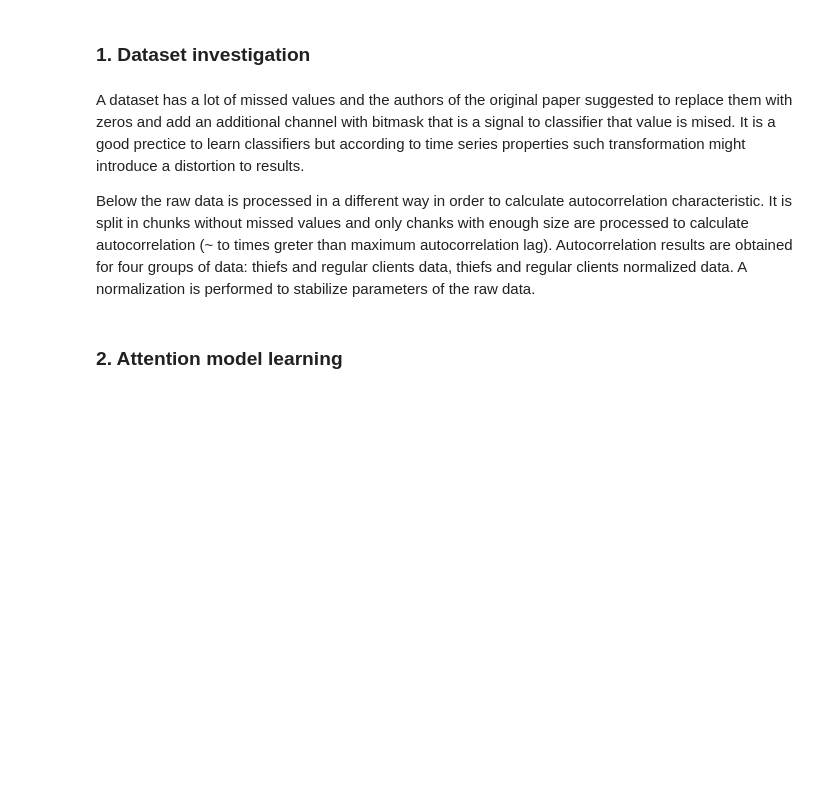
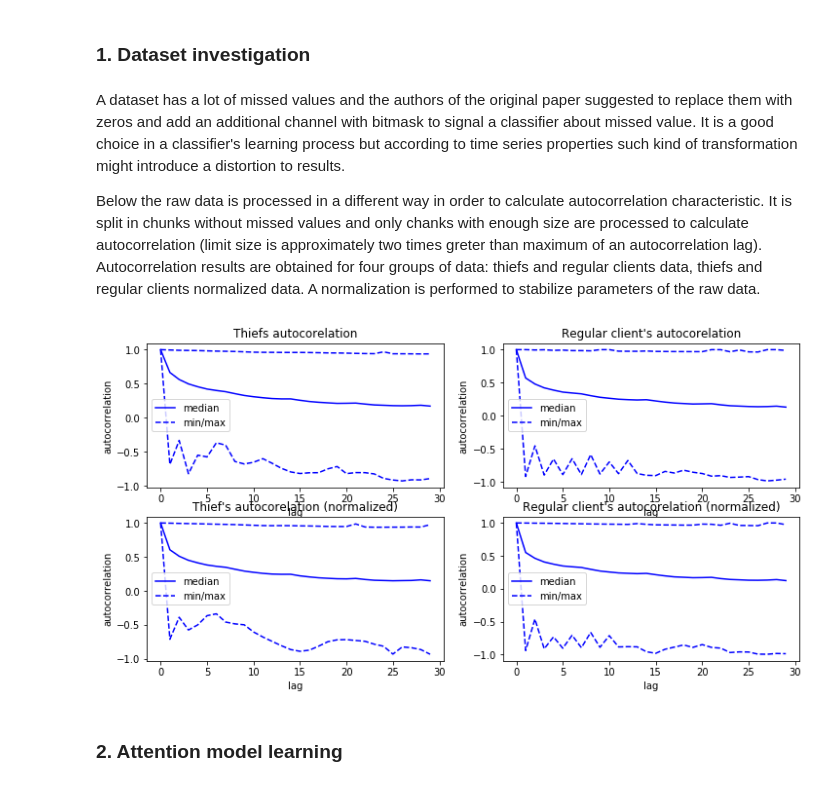
Before and after one commit to ant-nik/electricity-theft-detection-with-self-attention, a Jupyter notebook: main.ipynb, the cells around one changed output. Drawn from its saved outputs; the diff is of its cells as text; code cells hidden in the pictures; blank space fills up the shorter version.

```diff
--- a/main.ipynb
+++ b/main.ipynb
@@ -35,29 +37,31 @@ data = FraudData('data.csv')
 # %% [markdown]
 ### 1. Dataset investigation
 # %% [markdown]
-A dataset has a lot of missed values and the authors of the original paper suggested to replace them with zeros and add an additional channel with bitmask that is a signal to classifier that value is mised. It is a good prectice to learn classifiers but according to time series properties such transformation might introduce a distortion to results.
+A dataset has a lot of missed values and the authors of the original paper suggested to replace them with zeros and add an additional channel with bitmask to signal a classifier about missed value. It is a good choice in a classifier's learning process but according to time series properties such kind of transformation might introduce a distortion to results.
 
-Below the raw data is processed in a different way in order to calculate autocorrelation characteristic. It is split in chunks without missed values and only chanks with enough size are processed to calculate autocorrelation (~ to times greter than maximum autocorrelation lag). Autocorrelation results are obtained for four groups of data: thiefs and regular clients data, thiefs and regular clients normalized data. A normalization is performed to stabilize parameters of the raw data.
+Below the raw data is processed in a different way in order to calculate autocorrelation characteristic. It is split in chunks without missed values and only chanks with enough size are processed to calculate autocorrelation (limit size is approximately two times greter than maximum of an autocorrelation lag). Autocorrelation results are obtained for four groups of data: thiefs and regular clients data, thiefs and regular clients normalized data. A normalization is performed to stabilize parameters of the raw data.
 # %%
 fig, ((ax1, ax2), (ax3, ax4)) = pyplot.subplots(2,2, figsize=(12,6))
 vis = [
     {'title': "Thiefs autocorelation",
          'ax': ax1, 'data': data.thief_ac},
     {'title': "Regular client's autocorelation",
          'ax': ax2, 'data': data.regular_ac},
     {'title': "Thief's autocorelation (normalized)",
          'ax': ax3, 'data': data.norm_thief_ac},
     {'title': "Regular client's autocorelation (normalized)",
          'ax': ax4, 'data': data.norm_regular_ac}
 ]
 for view in vis:
     view['ax'].set_title(view['title'])
-    view['data'].mean(axis=1).plot(ax=ax1, legend=True, style='b-')
-    view['data'].max(axis=1).plot(ax=ax1, legend=True, style='b--')
-    view['data'].min(axis=1).plot(ax=ax1, legend=True, style='b--')
+    view['data'].mean(axis=1).plot(ax=view['ax'], legend=True, style='b-')
+    view['data'].max(axis=1).plot(ax=view['ax'], legend=True, style='b--')
+    view['data'].min(axis=1).plot(ax=view['ax'], legend=True, style='b--')
     view['ax'].legend(['median', 'min/max'])
     view['ax'].set_xlabel('lag')
     view['ax'].set_ylabel('autocorrelation')
+# %% [output]
+[figure, added]
 # %% [markdown]
 ### 2. Attention model learning
 # %% [markdown]
```
Also changed, not shown: parts of 2 cells of this notebook.
